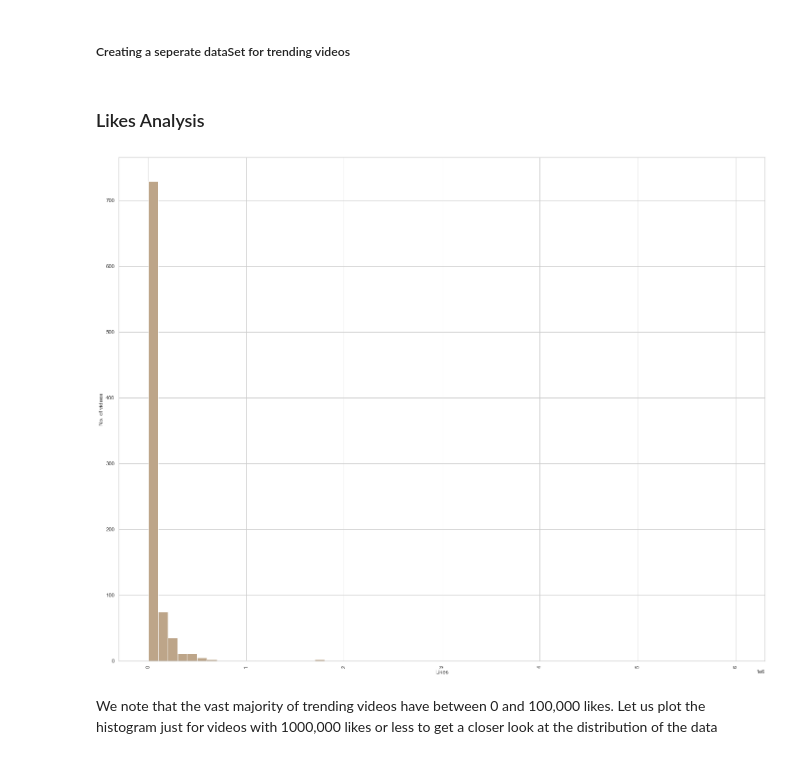
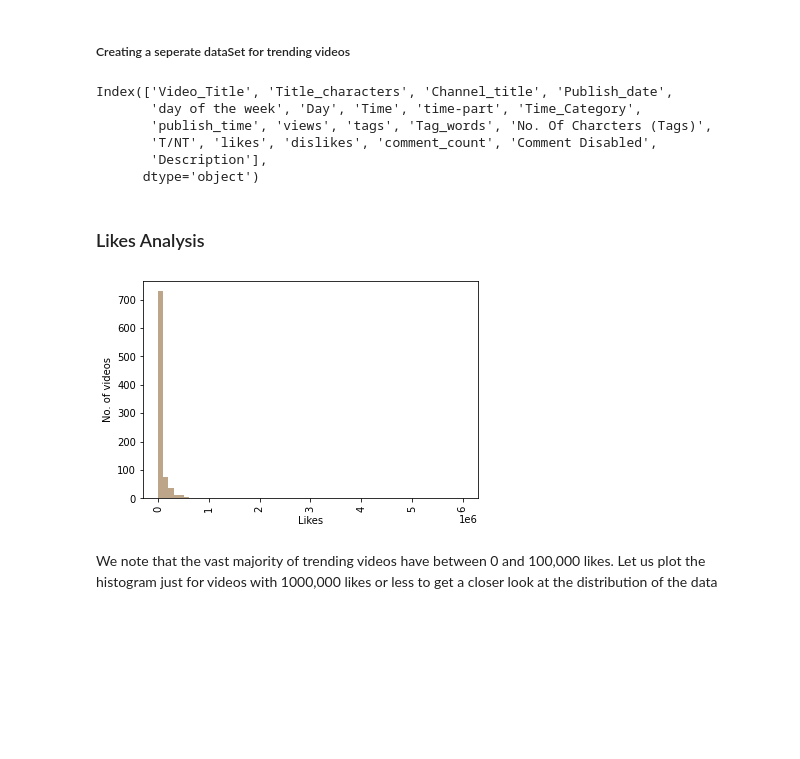
Before and after one commit to Vaibhav-Patel19/Youtube-Analysis, a Jupyter notebook: Analysis.ipynb, the cells around one changed output. Cells and saved outputs as stored; diff of their text form; code cells hidden in the pictures; blank space fills up the shorter version.

```diff
--- a/Analysis.ipynb
+++ b/Analysis.ipynb
@@ -83,21 +88,31 @@ We see that views and likes are truly positively correlated because as one incre
 ##### Creating a seperate dataSet for trending videos
 # %%
 dataframe = df[df["T/NT"] > 0]
+# %%
+dataframe.columns
+# %% [output]
+Index(['Video_Title', 'Title_characters', 'Channel_title', 'Publish_date',
+       'day of the week', 'Day', 'Time', 'time-part', 'Time_Category',
+       'publish_time', 'views', 'tags', 'Tag_words', 'No. Of Charcters (Tags)',
+       'T/NT', 'likes', 'dislikes', 'comment_count', 'Comment Disabled',
+       'Description'],
+      dtype='object')
 # %% [markdown]
 ### Likes Analysis
 # %%
+dataframe = df[df["T/NT"] > 0]
 plt.rc('figure.subplot', wspace=0.9)
 fig, ax = plt.subplots()
 
 _ = sns.distplot(dataframe["likes"], kde=False,
                 color=PLOT_COLORS[4], hist_kws={'alpha': 1},
                 bins=np.linspace(0, 6e6, 61), ax=ax)
 
 _ = ax.set(xlabel="Likes", ylabel="No. of videos")
 
 _ = plt.xticks(rotation=90)
 # %% [output]
-[figure, old version]
+[figure, new version]
 # %% [markdown]
 We note that the vast majority of trending videos have between 0 and 100,000 likes. Let us plot the histogram just for videos with 1000,000 likes or less to get a closer look at the distribution of the data
 # %%
```
Also changed, not shown: parts of 23 cells of this notebook, 2 other files.
